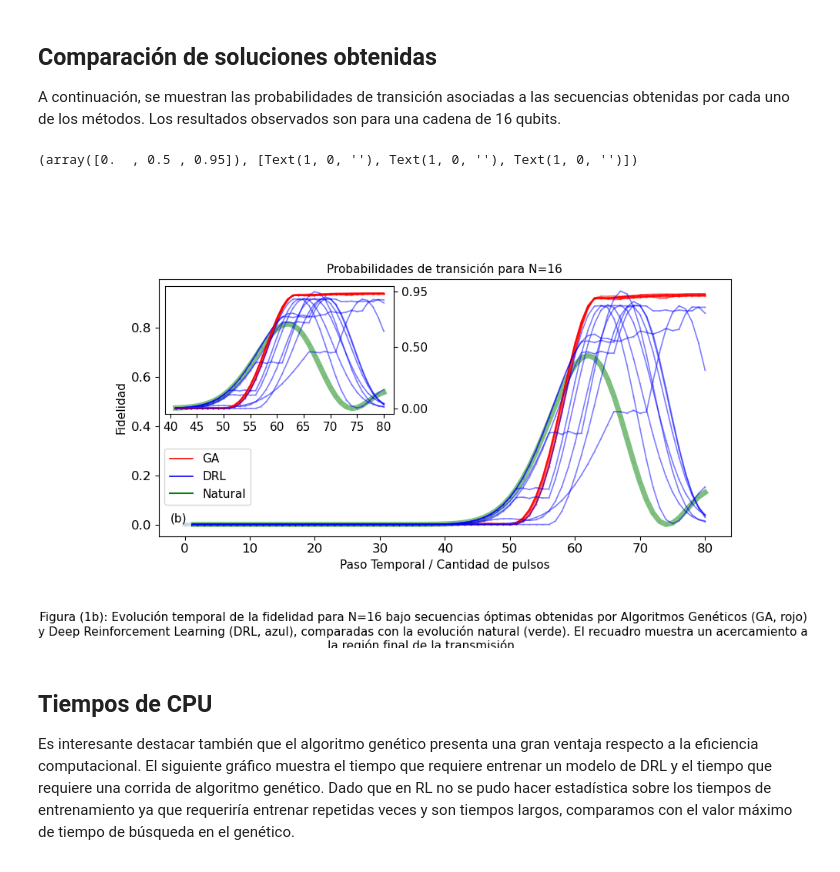
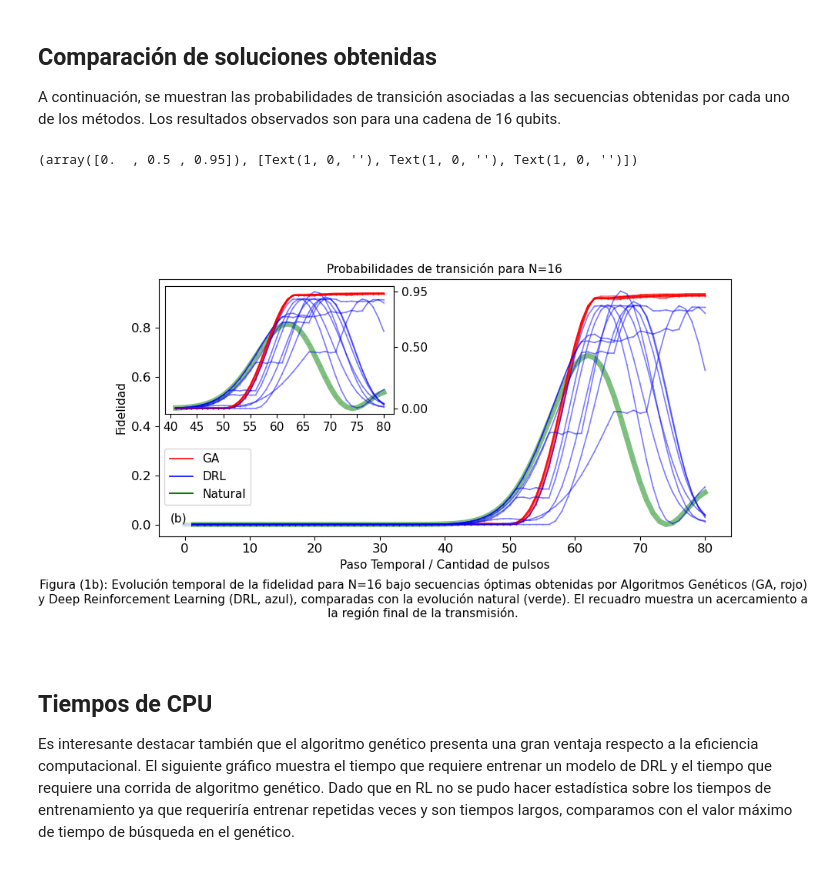
Before and after one commit to sofips/dynamic_control_for_QST, a Jupyter notebook: JAIIO_graphs.ipynb, the cells around one changed output. Saved outputs shown, nothing was run; the diff lists cells and outputs as text; code cells hidden in the pictures.

```diff
--- a/JAIIO_graphs.ipynb
+++ b/JAIIO_graphs.ipynb
@@ -145,35 +145,35 @@ legend_elements = [
     Line2D([0], [0], color='green', lw=1.5, label='Natural')
 ]
 plt.legend(handles=legend_elements, fontsize=fs, loc='lower left', bbox_to_anchor=(0, 0.1))
 plt.text(0.02, 0.09, '(b)', transform=plt.gca().transAxes, fontsize=fs, verticalalignment='top', horizontalalignment='left', bbox=dict(facecolor='white', alpha=0.8, edgecolor='none'))
 plt.title(f'Probabilidades de transición para N={n}', fontsize=fs)
 
 plt.figtext(
-    0.5, 0.08,
+    0.5, 0.15,
     "Figura (1b): Evolución temporal de la fidelidad para N=16 bajo secuencias óptimas obtenidas por Algoritmos Genéticos (GA, rojo) y Deep Reinforcement Learning (DRL, azul), comparadas con la evolución natural (verde). El recuadro muestra un acercamiento a la región final de la transmisión.",
     wrap=True, horizontalalignment='center', fontsize=fs, ha='center', va='top'
 )
 
 # Agregar inset
 ax_inset = inset_axes(plt.gca(), width="40%", height="50%", loc="upper left")
 ax_inset.plot(range(len(forced_evol))[int(-2.5*n):],natural_evol[int(-2.5*n):], '-o', label='Natural', color='green', alpha=0.5, linewidth=5, markersize=0.2, zorder = -2)
 for sample in samples:
     forced_evol, natural_evol = fid_evolution(ga_sequences[sample][:], n, dt=0.15, b=100, label="", actions="original", add_natural=True)
     ax_inset.plot(range(len(forced_evol))[int(-2.5*n):], forced_evol[int(-2.5*n):], '-o', color='red', alpha=0.5, linewidth=1.2, markersize=0.2)
     forced_evol, natural_evol = fid_evolution(zhang_sequences[sample][:], n, dt=0.15, b=100, label="", actions="original", add_natural=True)
     ax_inset.plot(range(len(forced_evol))[int(-2.5*n):], forced_evol[int(-2.5*n):], '-o', color='blue', alpha=0.5, linewidth=1.2, markersize=0.2)
     ax_inset.yaxis.tick_right()
     ax_inset.tick_params(axis='both', which='major', labelsize=fs - 6)
 # ax_inset.set_xticks([60,70,80])
 ax_inset.set_yticks([0., 0.5, 0.95])
 ax_inset.tick_params(axis='x', labelsize=fs - 6)
 ax_inset.tick_params(axis='y', labelsize=fs - 6)
 plt.tight_layout(pad=6.0)
 plt.xticks(fontsize=fs)
 plt.yticks(fontsize=fs)
 # %% [output]
 (array([0.  , 0.5 , 0.95]), [Text(1, 0, ''), Text(1, 0, ''), Text(1, 0, '')])
-[figure, old version]
+[figure, new version]
 # %% [markdown]
 ## Tiempos de CPU
 
```
Also changed, not shown: parts of 3 cells of this notebook.
